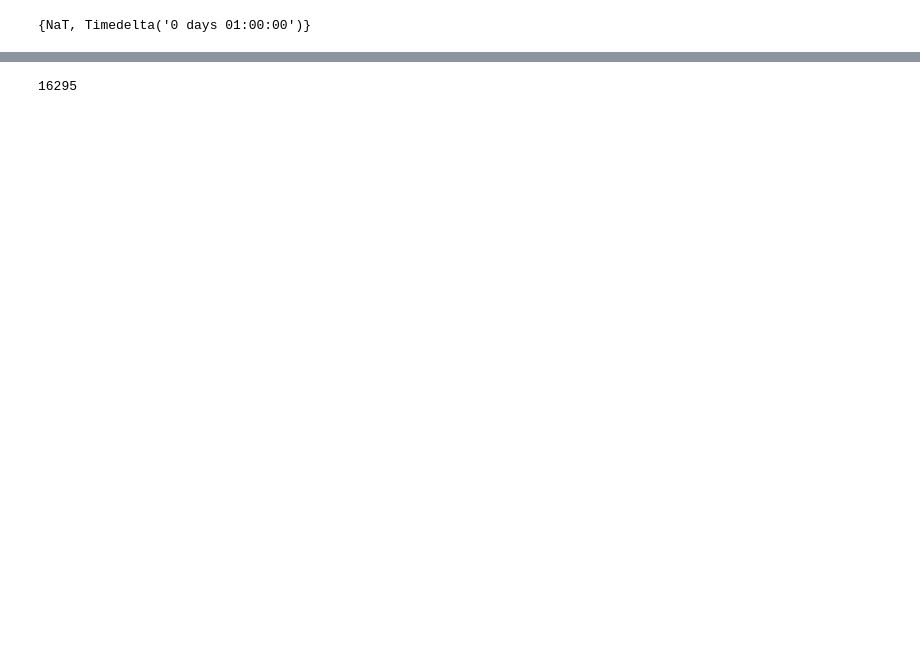
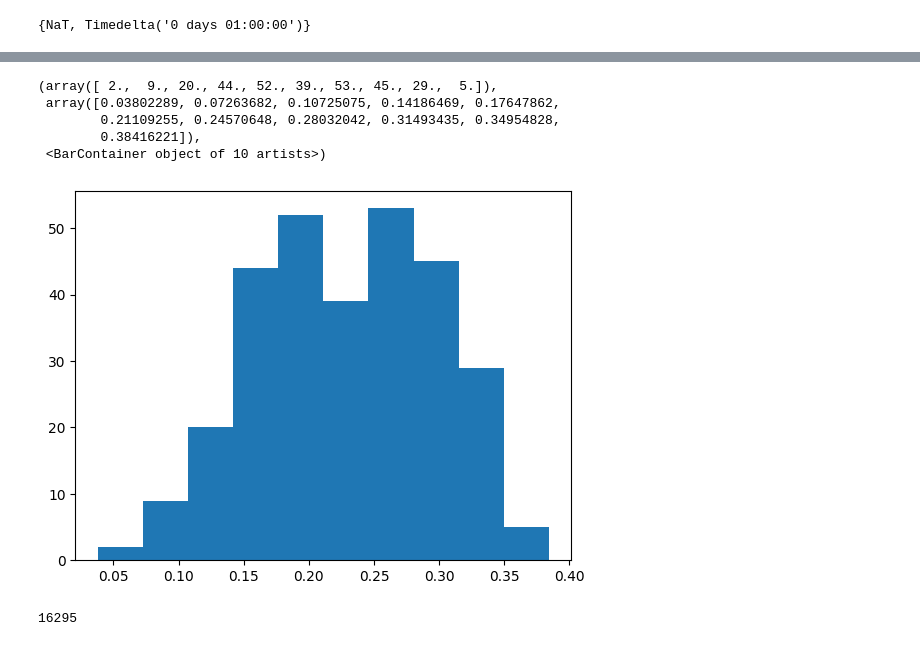
Before and after one commit to angadkhurana/Fed-Learning-For-Energy-Systems, a Jupyter notebook: data_preprocessing.ipynb, the cells around one changed output, grey strips where cells are left out. Saved outputs shown, nothing was run; the diff lists cells and outputs as text; code cells hidden in the pictures; blank space fills up the shorter version.

Commit message:
Added code for k-means clustering

```diff
--- a/data_preprocessing.ipynb
+++ b/data_preprocessing.ipynb
@@ -313,0 +292,36 @@ df_aggregated.head(1)
+# %%
+# K-means clustering
+df_k_means = df_aggregated[['LCLid','load']].groupby(['LCLid']).agg(['mean','median','sum','max','min'])
+
+grouped_df = df_aggregated.groupby(['LCLid', 'Weekday'])['load'].mean().reset_index()
+min_load_indexes = grouped_df.groupby('LCLid')['load'].idxmin()
+max_load_indexes = grouped_df.groupby('LCLid')['load'].idxmax()
+
+min_load_df = grouped_df.loc[min_load_indexes]
+max_load_df = grouped_df.loc[max_load_indexes]
+
+min_load_df = min_load_df.rename(columns={'Weekday': 'Weekday_min'})
+max_load_df = max_load_df.rename(columns={'Weekday': 'Weekday_max'})
+
+result_df = pd.merge(min_load_df[['LCLid', 'Weekday_min']],
+                     max_load_df[['LCLid', 'Weekday_max']],
+                     on='LCLid')
+
+df_k_means = pd.merge(df_k_means, result_df, on='LCLid')
+
+
+import pandas as pd
+from sklearn.cluster import KMeans
+from sklearn.preprocessing import StandardScaler
+
+# Assuming 'df_k_means' is your dataframe with columns 'LCLid' and other relevant columns for clustering.
+
+clustering_data = df_k_means.drop('LCLid', axis=1)
+scaler = StandardScaler()
+standardized_data = scaler.fit_transform(clustering_data)
+
+k = 18
+kmeans = KMeans(n_clusters=k, random_state=0)
+df_k_means['Cluster'] = kmeans.fit_predict(standardized_data)
+
+df_k_means.head(2)
@@ -314,3 +355,13 @@ df_aggregated.head(1)
+# %%
+#histogram for mean energy from cluster 4 (cluster with max houses)
+plt.hist(df_k_means[df_k_means.Cluster==4][('load'),('mean')])
+# %% [output]
+(array([ 2.,  9., 20., 44., 52., 39., 53., 45., 29.,  5.]),
+ array([0.03802289, 0.07263682, 0.10725075, 0.14186469, 0.17647862,
+        0.21109255, 0.24570648, 0.28032042, 0.31493435, 0.34954828,
+        0.38416221]),
+ <BarContainer object of 10 artists>)
+[figure, added]
 # %%
 df_weather = pd.read_csv('weather_hourly_darksky.csv')
 df_weather.rename(columns={'time': 'DateTime'},inplace=True)
```
Also changed, not shown: parts of 19 cells of this notebook.
